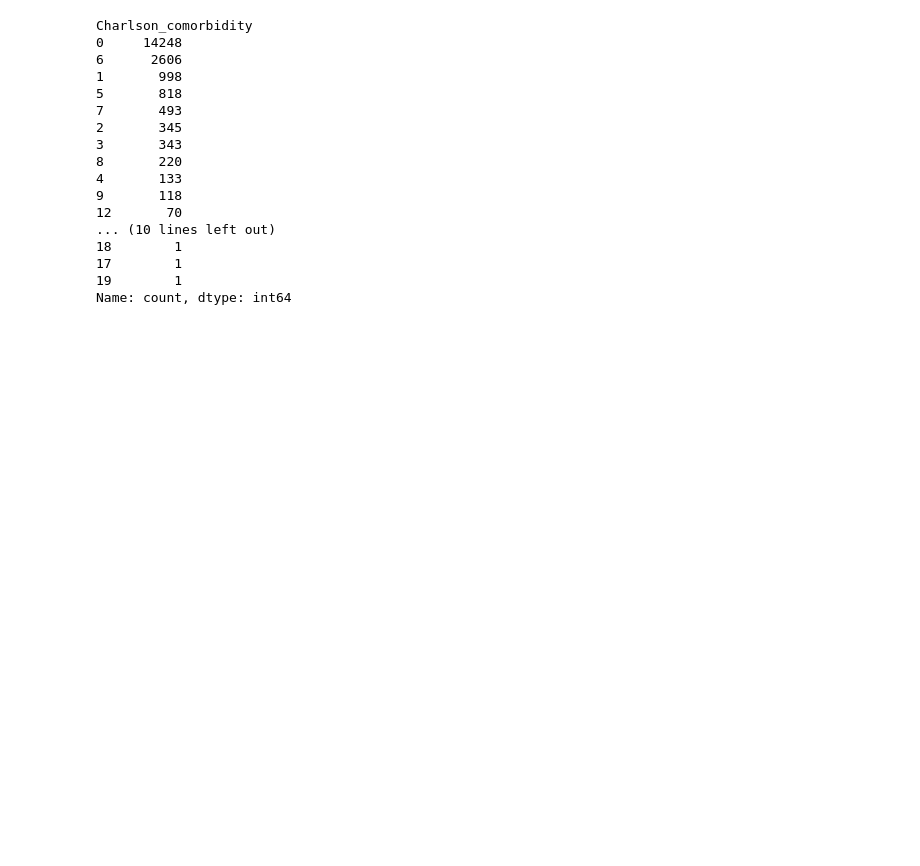
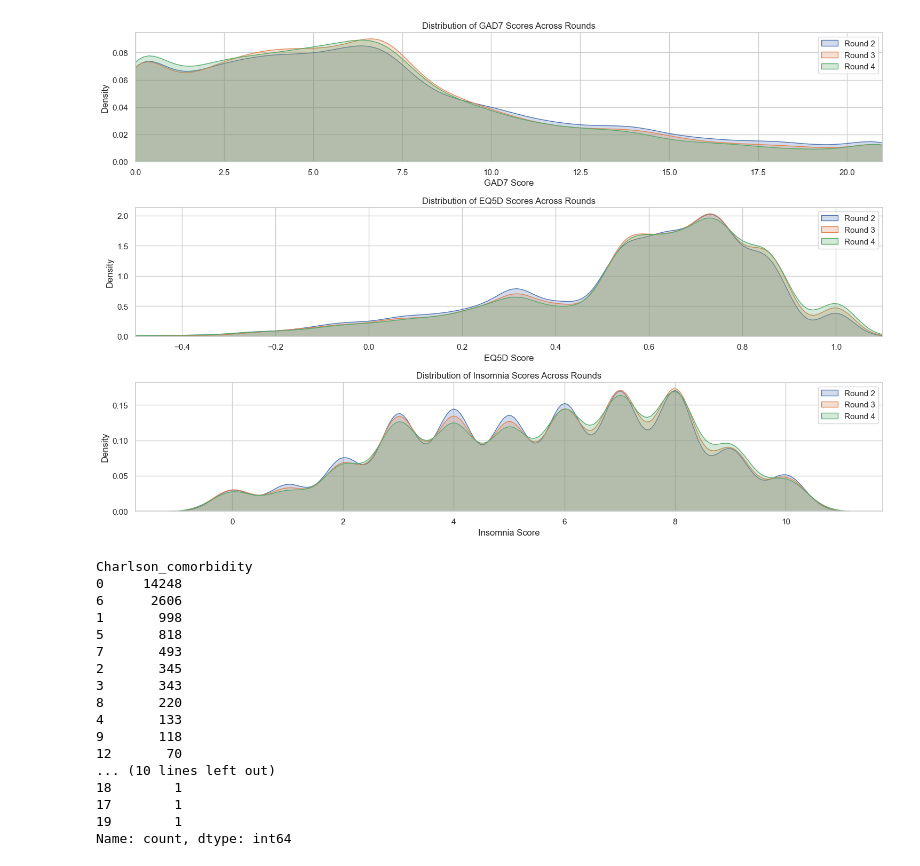
Before and after one commit to aabbylam/hda-project, a Jupyter notebook: UI/ui.ipynb, the cells around one changed output. Cells and saved outputs as stored; diff of their text form; code cells hidden in the pictures; blank space fills up the shorter version.

```diff
--- a/UI/ui.ipynb
+++ b/UI/ui.ipynb
@@ -61,3 +197,53 @@ X=X.rename(columns={
+# %%
+import matplotlib.pyplot as plt
+import seaborn as sns
+
+# Set up the plotting style
+sns.set(style="whitegrid")
+plt.figure(figsize=(15, 10))
+
+# =====================
+# GAD7 Distribution
+# =====================
+plt.subplot(3, 1, 1)
+sns.kdeplot(data=full, x='GAD7_Round2', label='Round 2', fill=True)
+sns.kdeplot(data=full, x='GAD7_Round3', label='Round 3', fill=True)
+sns.kdeplot(data=full, x='GAD7_Round4', label='Round 4', fill=True)
+plt.title('Distribution of GAD7 Scores Across Rounds')
+plt.xlabel('GAD7 Score')
+plt.ylabel('Density')
+plt.legend()
+plt.xlim(0, 21)  # GAD7 range is 0-21
+
+# =====================
+# EQ5D Distribution
+# =====================
+plt.subplot(3, 1, 2)
+sns.kdeplot(data=full, x='EQ5D_Round2', label='Round 2', fill=True)
+sns.kdeplot(data=full, x='EQ5D_Round3', label='Round 3', fill=True)
+sns.kdeplot(data=full, x='EQ5D_Round4', label='Round 4', fill=True)
+plt.title('Distribution of EQ5D Scores Across Rounds')
+plt.xlabel('EQ5D Score')
+plt.ylabel('Density')
+plt.legend()
+plt.xlim(-0.5, 1.1)  # EQ5D range is typically -0.5 to 1.0
+
+# =====================
+# Insomnia Distribution
+# =====================
+plt.subplot(3, 1, 3)
+sns.kdeplot(data=full, x='insomniaEfficacyMeasure_Round2', label='Round 2', fill=True)
+sns.kdeplot(data=full, x='insomniaEfficacyMeasure_Round3', label='Round 3', fill=True)
+sns.kdeplot(data=full, x='insomniaEfficacyMeasure_Round4', label='Round 4', fill=True)
+plt.title('Distribution of Insomnia Scores Across Rounds')
+plt.xlabel('Insomnia Score')
+plt.ylabel('Density')
+plt.legend()
+
+plt.tight_layout()
+plt.show()
+# %% [output]
+[figure, added]
 # %%
 print(X['Charlson_comorbidity'].value_counts())
 # %% [output]
```
Also changed, not shown: parts of 4 cells of this notebook, 1 other file.
